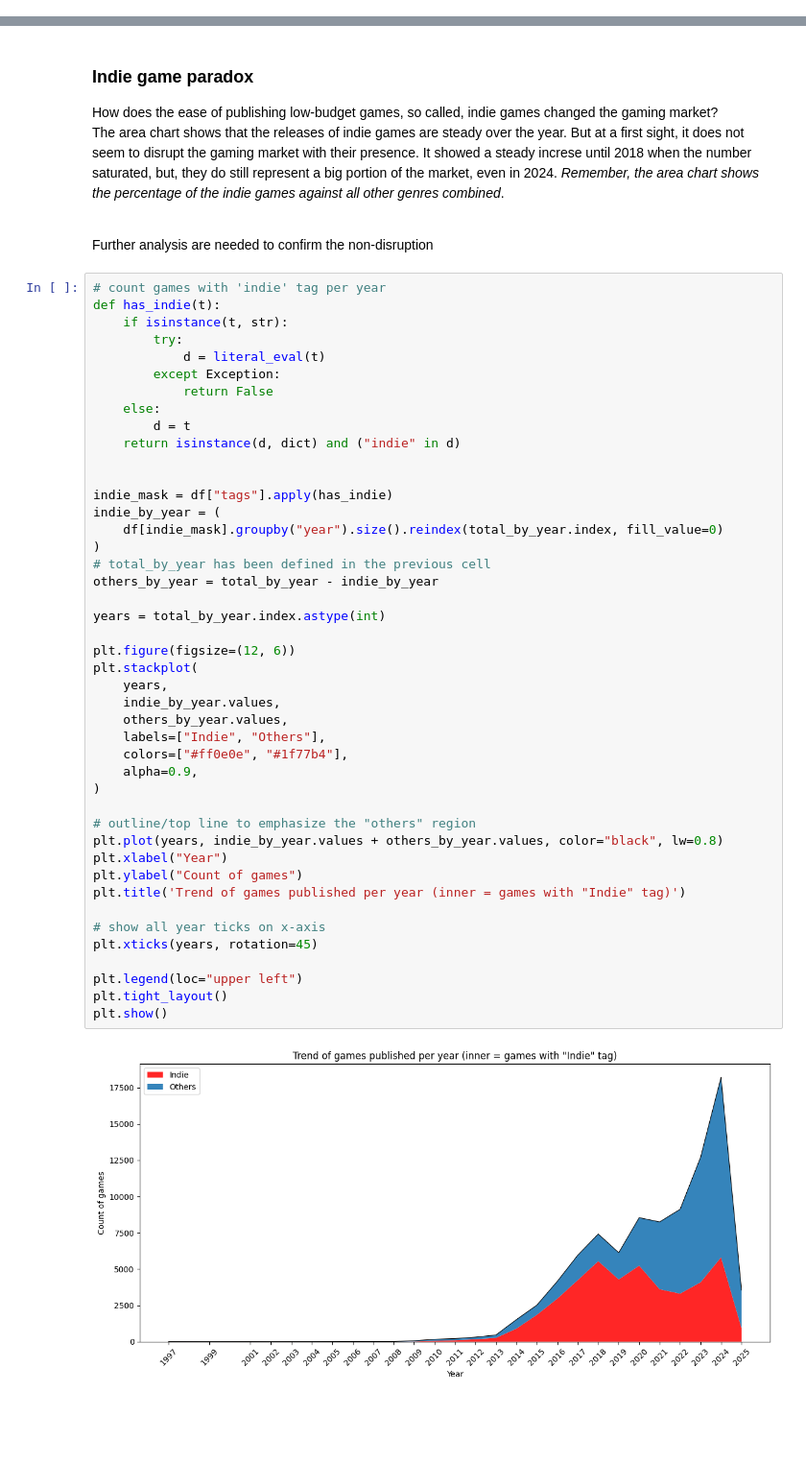
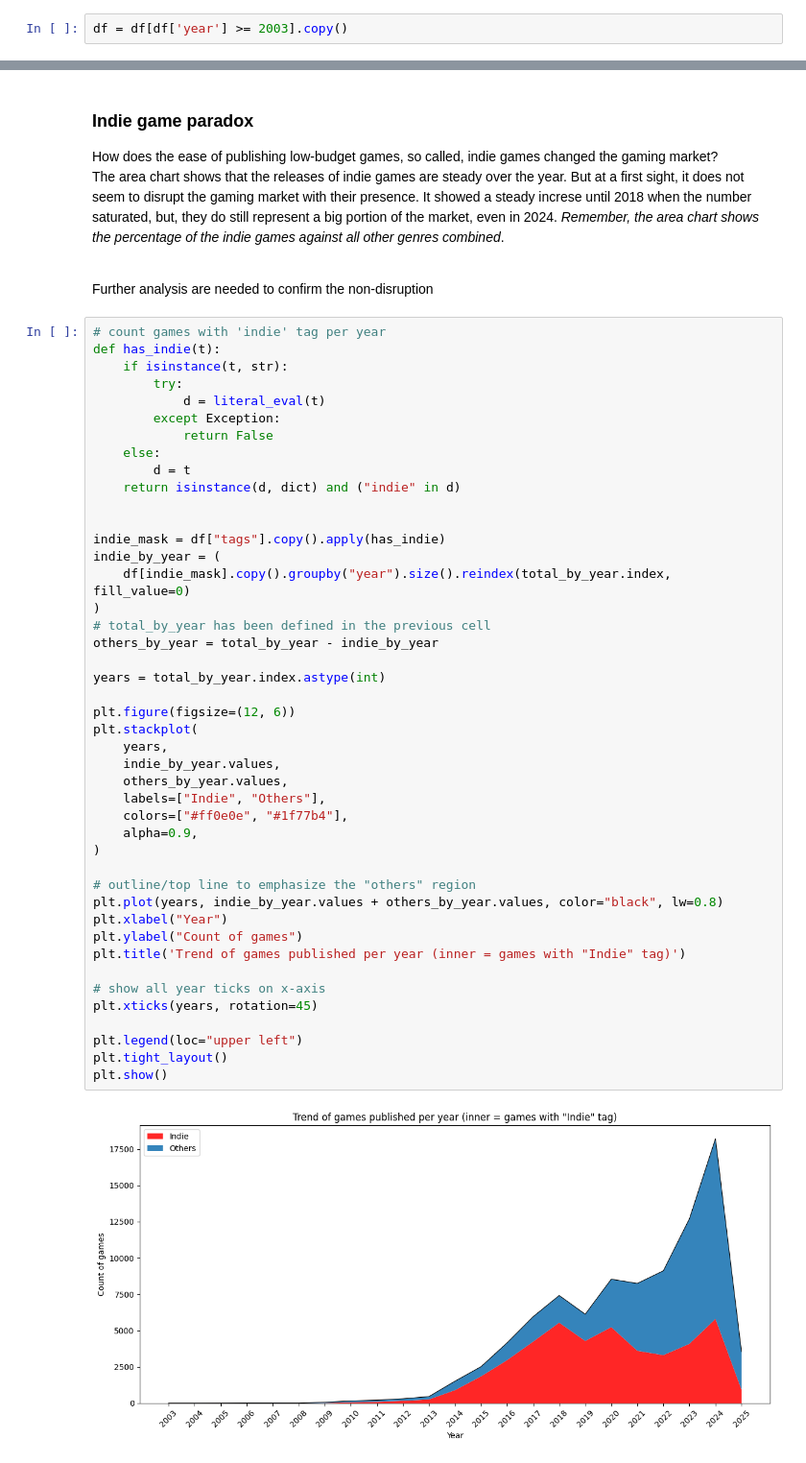
Before and after one commit to Jingrui-Zhu/SLDV, a Jupyter notebook: data_analysis.ipynb, the cells around one changed output, grey strips where cells are left out. Shown at 96% size. Cells and saved outputs as stored; diff of their text form; blank space fills up the shorter version.

```diff
--- a/data_analysis.ipynb
+++ b/data_analysis.ipynb
@@ -33,3 +35,5 @@ memory usage: 15.2+ MB
+# %%
+df = df[df['year'] >= 2003].copy()
 # %% [markdown]
 ### What are the most cited categories?
 The *tag* column contains all the categories, i.e., tags that players believe best describe a game. <br>
@@ -227,36 +232,36 @@ def has_indie(t):
     return isinstance(d, dict) and ("indie" in d)
 
 
-indie_mask = df["tags"].apply(has_indie)
+indie_mask = df["tags"].copy().apply(has_indie)
 indie_by_year = (
-    df[indie_mask].groupby("year").size().reindex(total_by_year.index, fill_value=0)
+    df[indie_mask].copy().groupby("year").size().reindex(total_by_year.index, fill_value=0)
 )
 # total_by_year has been defined in the previous cell
 others_by_year = total_by_year - indie_by_year
 
 years = total_by_year.index.astype(int)
 
 plt.figure(figsize=(12, 6))
 plt.stackplot(
     years,
     indie_by_year.values,
     others_by_year.values,
     labels=["Indie", "Others"],
     colors=["#ff0e0e", "#1f77b4"],
     alpha=0.9,
 )
 
 # outline/top line to emphasize the "others" region
 plt.plot(years, indie_by_year.values + others_by_year.values, color="black", lw=0.8)
 plt.xlabel("Year")
 plt.ylabel("Count of games")
 plt.title('Trend of games published per year (inner = games with "Indie" tag)')
 
 # show all year ticks on x-axis
 plt.xticks(years, rotation=45)
 
 plt.legend(loc="upper left")
 plt.tight_layout()
 plt.show()
 # %% [output]
-[figure, old version]
+[figure, new version]
```
Also changed, not shown: parts of 18 cells of this notebook.
